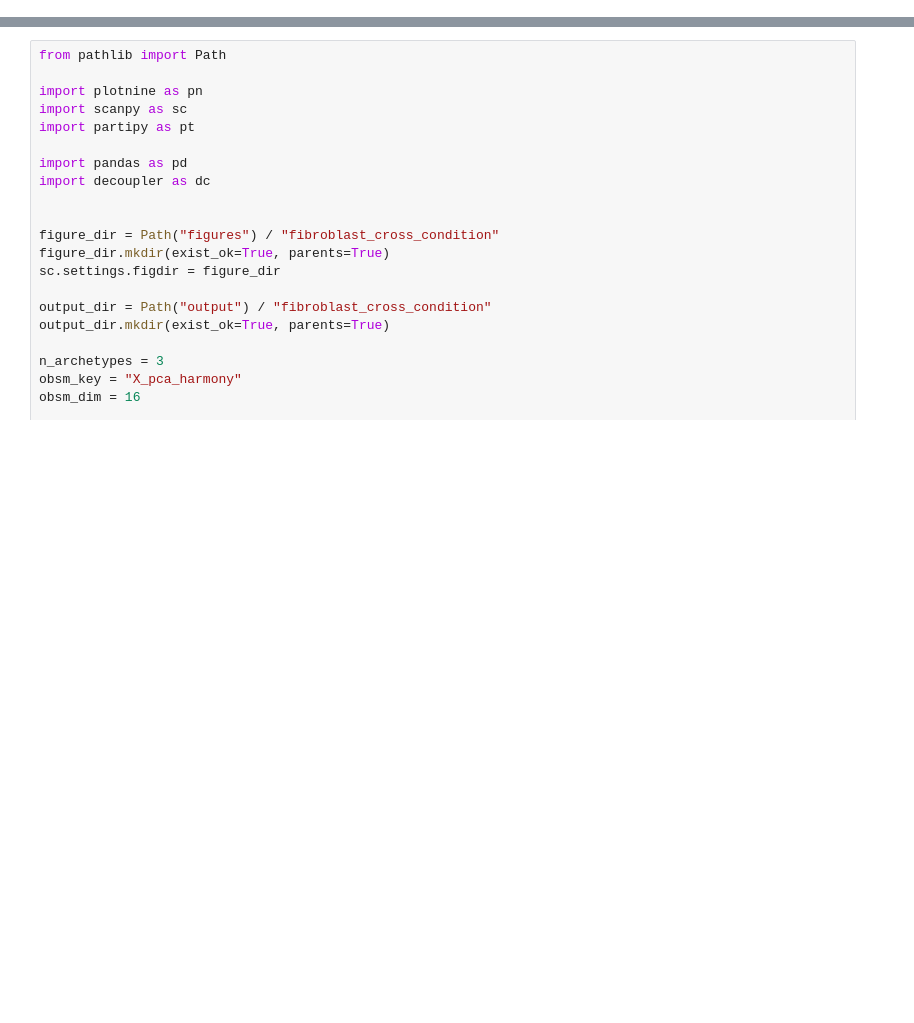
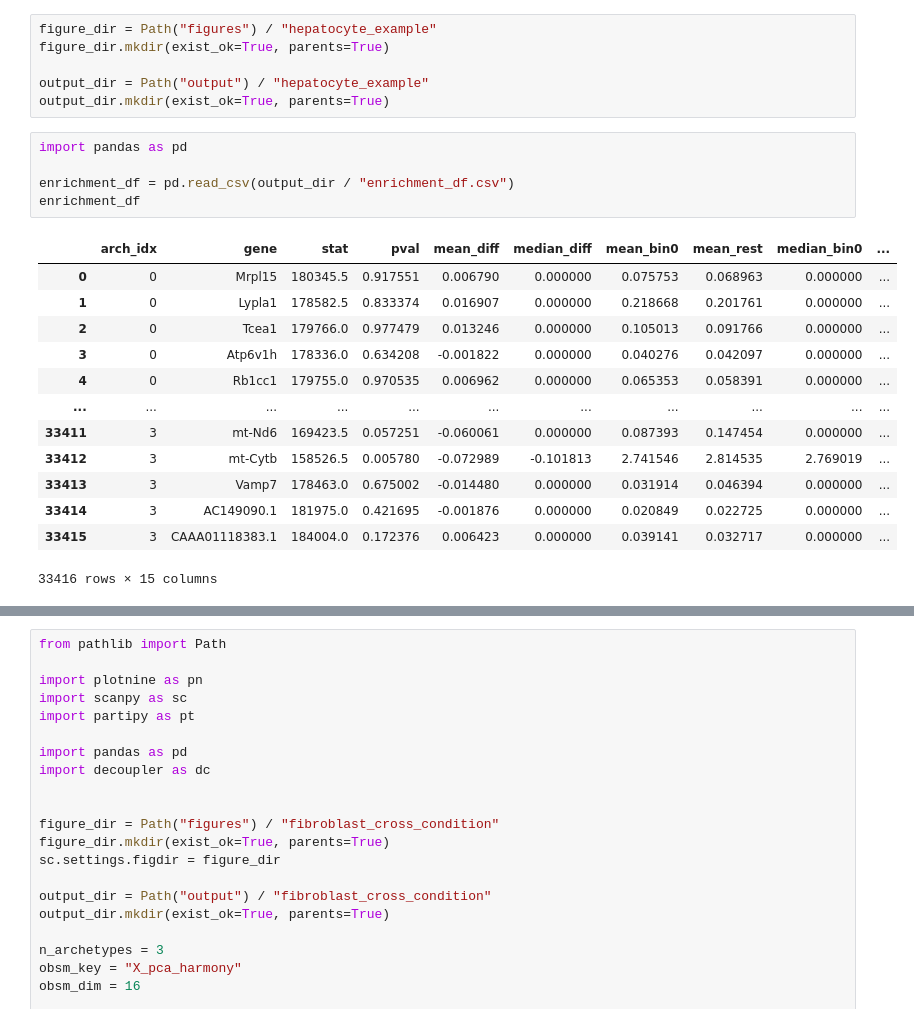
Before and after one commit to saezlab/ParTIpy_paper, a Jupyter notebook: fibroblast_cross_condition.ipynb, the cells around one changed output, grey strips where cells are left out. Drawn from its saved outputs; the diff is of its cells as text; blank space fills up the shorter version.

Commit message:
rerun hepatocyte example

```diff
--- a/fibroblast_cross_condition.ipynb
+++ b/fibroblast_cross_condition.ipynb
@@ -0,0 +8,25 @@
+# %%
+figure_dir = Path("figures") / "hepatocyte_example"
+figure_dir.mkdir(exist_ok=True, parents=True)
+
+output_dir = Path("output") / "hepatocyte_example"
+output_dir.mkdir(exist_ok=True, parents=True)
+# %%
+import pandas as pd
+
+enrichment_df = pd.read_csv(output_dir / "enrichment_df.csv")
+enrichment_df
+# %% [output]
+|  | arch_idx | gene | stat | pval | mean_diff | median_diff | mean_bin0 | mean_rest | median_bin0 | ... |
+| 0 | 0 | Mrpl15 | 180345.5 | 0.917551 | 0.006790 | 0.000000 | 0.075753 | 0.068963 | 0.000000 | ... |
+| 1 | 0 | Lypla1 | 178582.5 | 0.833374 | 0.016907 | 0.000000 | 0.218668 | 0.201761 | 0.000000 | ... |
+| 2 | 0 | Tcea1 | 179766.0 | 0.977479 | 0.013246 | 0.000000 | 0.105013 | 0.091766 | 0.000000 | ... |
+| 3 | 0 | Atp6v1h | 178336.0 | 0.634208 | -0.001822 | 0.000000 | 0.040276 | 0.042097 | 0.000000 | ... |
+| 4 | 0 | Rb1cc1 | 179755.0 | 0.970535 | 0.006962 | 0.000000 | 0.065353 | 0.058391 | 0.000000 | ... |
+| ... | ... | ... | ... | ... | ... | ... | ... | ... | ... | ... |
+| 33411 | 3 | mt-Nd6 | 169423.5 | 0.057251 | -0.060061 | 0.000000 | 0.087393 | 0.147454 | 0.000000 | ... |
+| 33412 | 3 | mt-Cytb | 158526.5 | 0.005780 | -0.072989 | -0.101813 | 2.741546 | 2.814535 | 2.769019 | ... |
+| 33413 | 3 | Vamp7 | 178463.0 | 0.675002 | -0.014480 | 0.000000 | 0.031914 | 0.046394 | 0.000000 | ... |
+| 33414 | 3 | AC149090.1 | 181975.0 | 0.421695 | -0.001876 | 0.000000 | 0.020849 | 0.022725 | 0.000000 | ... |
+| 33415 | 3 | CAAA01118383.1 | 184004.0 | 0.172376 | 0.006423 | 0.000000 | 0.039141 | 0.032717 | 0.000000 | ... |
+33416 rows × 15 columns
```
Also changed, not shown: parts of 4 cells of this notebook, 23 other files.
